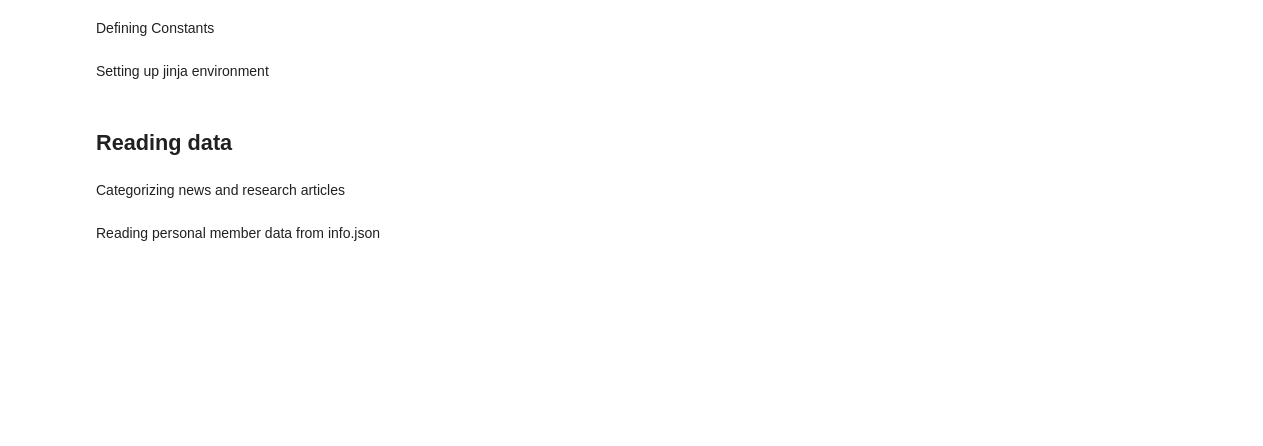
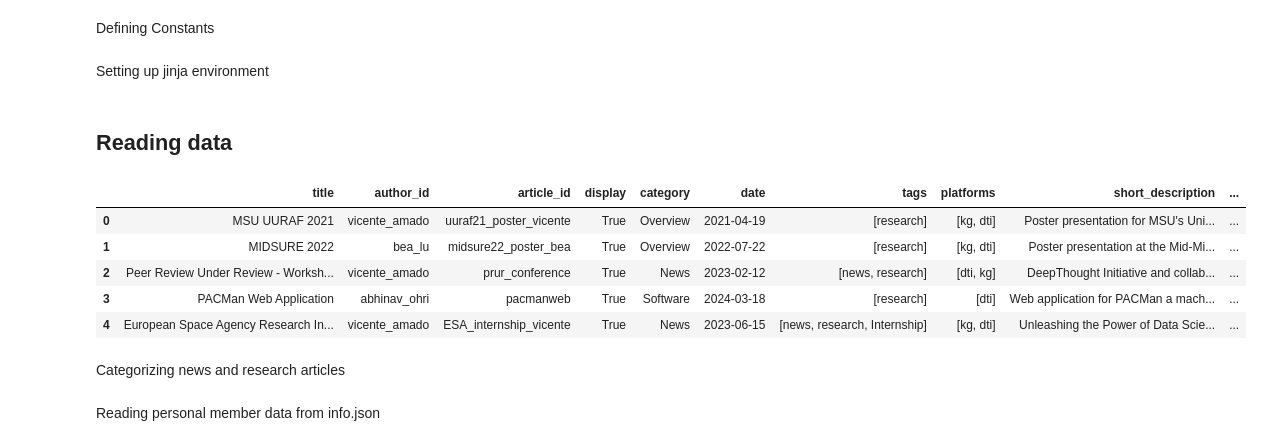
Before and after one commit to deepthought-initiative/dtiwebsite_generator, a Jupyter notebook: notebooks/create_htmls.ipynb, the cells around one changed output. Saved outputs shown, nothing was run; the diff lists cells and outputs as text; code cells hidden in the pictures; blank space fills up the shorter version.

```diff
--- a/notebooks/create_htmls.ipynb
+++ b/notebooks/create_htmls.ipynb
@@ -35,7 +35,9 @@ GROUP_DATA_DIR = Path("../../group-data")
 TEMPLATE_DIR_PATH = GROUP_DATA_DIR.parent / "dtiwebsite_generator" / "templates"
 WEBSITE_DATA_PATH = GROUP_DATA_DIR / "website_data/"
 HOSTING_PATH = GROUP_DATA_DIR.parent / "deepthought-initiative.github.io"
-CONTENT_DIR_PATH = WEBSITE_DATA_PATH / "content"
+ARTICLE_DIR_PATH = Path("../../research_news/articles")
+ARTICLE_IMAGE_PATH = Path("../../research_news/images")
+ARTICLE_IMAGE_DESTINATION_DIR = HOSTING_PATH / "website_files" / "images" / "article_content"
 MEMBERS_DIR = GROUP_DATA_DIR / "members"
 SUB_RESEARCH_PATH = HOSTING_PATH / "sub_research"
 
@@ -140,6 +142,14 @@ def read_member_data_jsons(file_to_read):
         member_data_df = pd.DataFrame(data_list)
         member_data_df.set_index("id", inplace=True)
     return member_data_df
+# %%
+def set_new_image_path(old_image_path):
+    image_source = ARTICLE_IMAGE_PATH / old_image_path.name
+    image_destination = ARTICLE_IMAGE_DESTINATION_DIR / old_image_path.name
+    website_files_index = image_destination.parts.index("website_files")
+    new_image_path = Path(*image_destination.parts[website_files_index:])
+    shutil.copy2(image_source, image_destination)
+    return str(new_image_path)
 # %% [markdown]
 ## Reading data
 # %%
@@ -152,15 +162,36 @@ support = loading_website_data("support")
 # %%
 # Reading all articles
 article_content_list = []
-for content_file_name in CONTENT_DIR_PATH.iterdir():
+for content_file_name in ARTICLE_DIR_PATH.iterdir():
     with open(content_file_name, "r") as fcontent:
         article_content = json.load(fcontent)
-    article_content_list.append(article_content)
+    if "dti" in article_content['platforms']:
+        image_path = Path(article_content["cover_image"])
+        article_content["cover_image"] = set_new_image_path(image_path)
+        for content_key, content_value in article_content['content'].items():
+            if "img" in content_key:
+                new_content_value = set_new_image_path(Path(content_value))
+                article_content["content"][content_key] = new_content_value
+        article_content_list.append(article_content)
 article_content_df = pd.DataFrame(article_content_list)
 
 article_content_df["date"] = pd.to_datetime(
     article_content_df["date"], format="%m-%d-%Y"
 )
+
+article_content_df["cover_image_height"] = (
+    article_content_df["cover_image_height"].fillna("330px").replace("", "330px")
+)
+article_content_df["cover_image_width"] = article_content_df['cover_image_width'].fillna("520px").replace("", "520px")
+
+article_content_df
+# %% [output]
+|  | title | author_id | article_id | display | category | date | tags | platforms | short_description | ... |
+| 0 | MSU UURAF 2021 | vicente_amado | uuraf21_poster_vicente | True | Overview | 2021-04-19 | [research] | [kg, dti] | Poster presentation for MSU's Uni... | ... |
+| 1 | MIDSURE 2022 | bea_lu | midsure22_poster_bea | True | Overview | 2022-07-22 | [research] | [kg, dti] | Poster presentation at the Mid-Mi... | ... |
+| 2 | Peer Review Under Review - Worksh... | vicente_amado | prur_conference | True | News | 2023-02-12 | [news, research] | [dti, kg] | DeepThought Initiative and collab... | ... |
+| 3 | PACMan Web Application | abhinav_ohri | pacmanweb | True | Software | 2024-03-18 | [research] | [dti] | Web application for PACMan a mach... | ... |
+| 4 | European Space Agency Research In... | vicente_amado | ESA_internship_vicente | True | News | 2023-06-15 | [news, research, Internship] | [kg, dti] | Unleashing the Power of Data Scie... | ... |
 # %% [markdown]
 Categorizing news and research articles
 # %%
```
Also changed, not shown: parts of 2 cells of this notebook, 6 other files.
